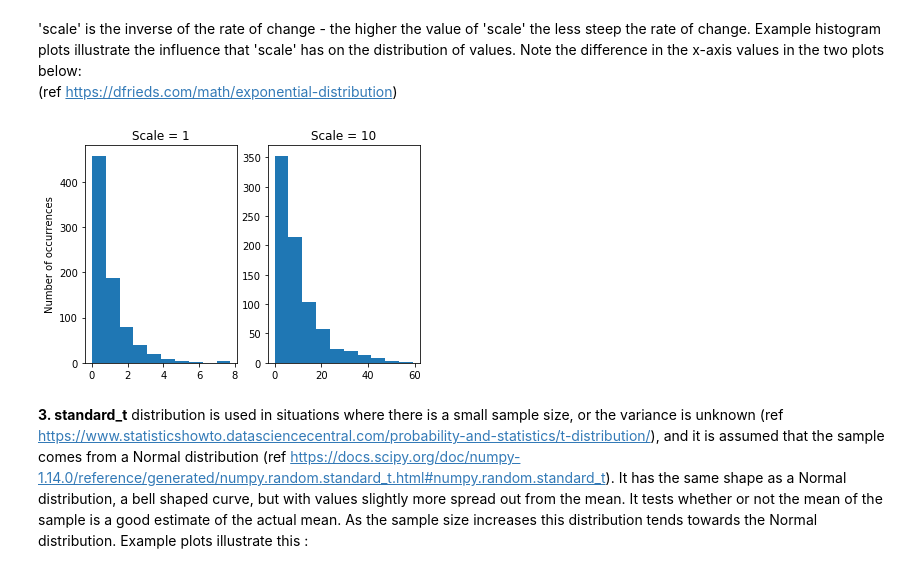
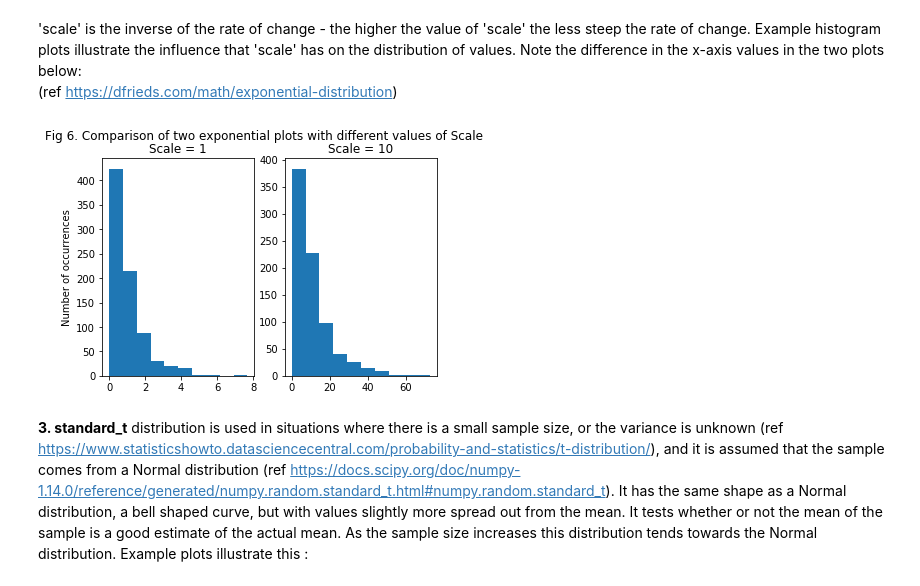
Before and after one commit to NigelSlack/numpy-random, a Jupyter notebook: numpy-random.ipynb, the cells around one changed output. Cells and saved outputs as stored; diff of their text form; code cells hidden in the pictures.

Commit message:
Update notebook - renumber some figures

```diff
--- a/numpy-random.ipynb
+++ b/numpy-random.ipynb
@@ -291,16 +292,18 @@ print(np.random.exponential(size=(2,5)))
 # %%
 x = list(np.random.exponential(scale=1, size=800))
 y = list(np.random.exponential(scale=10,size=800))
+plt.figure()
+plt.suptitle("Fig 6. Comparison of two exponential plots with different values of Scale")
 plt.subplot(1,2,1)
 plt.ylabel('Number of occurrences')
 plt.hist(x)
 plt.title('Scale = 1')
 plt.subplot(1,2,2)
 plt.hist(y)
 plt.title('Scale = 10')
 plt.show()
 # %% [output]
-[figure, old version]
+[figure, new version]
 # %% [markdown]
 **3. standard_t** distribution is used in situations where there is a small sample size, or the variance is unknown (ref https://www.statisticshowto.datasciencecentral.com/probability-and-statistics/t-distribution/), and it is assumed that the sample comes from a Normal distribution (ref https://docs.scipy.org/doc/numpy-1.14.0/reference/generated/numpy.random.standard_t.html#numpy.random.standard_t). It has the same shape as a Normal distribution, a bell shaped curve, but with values slightly more spread out from the mean. It tests whether or not the mean of the sample is a good estimate of the actual mean. As the sample size increases this distribution tends towards the Normal distribution. Example plots illustrate this :
 # %%
```
Also changed, not shown: parts of 4 cells of this notebook.
